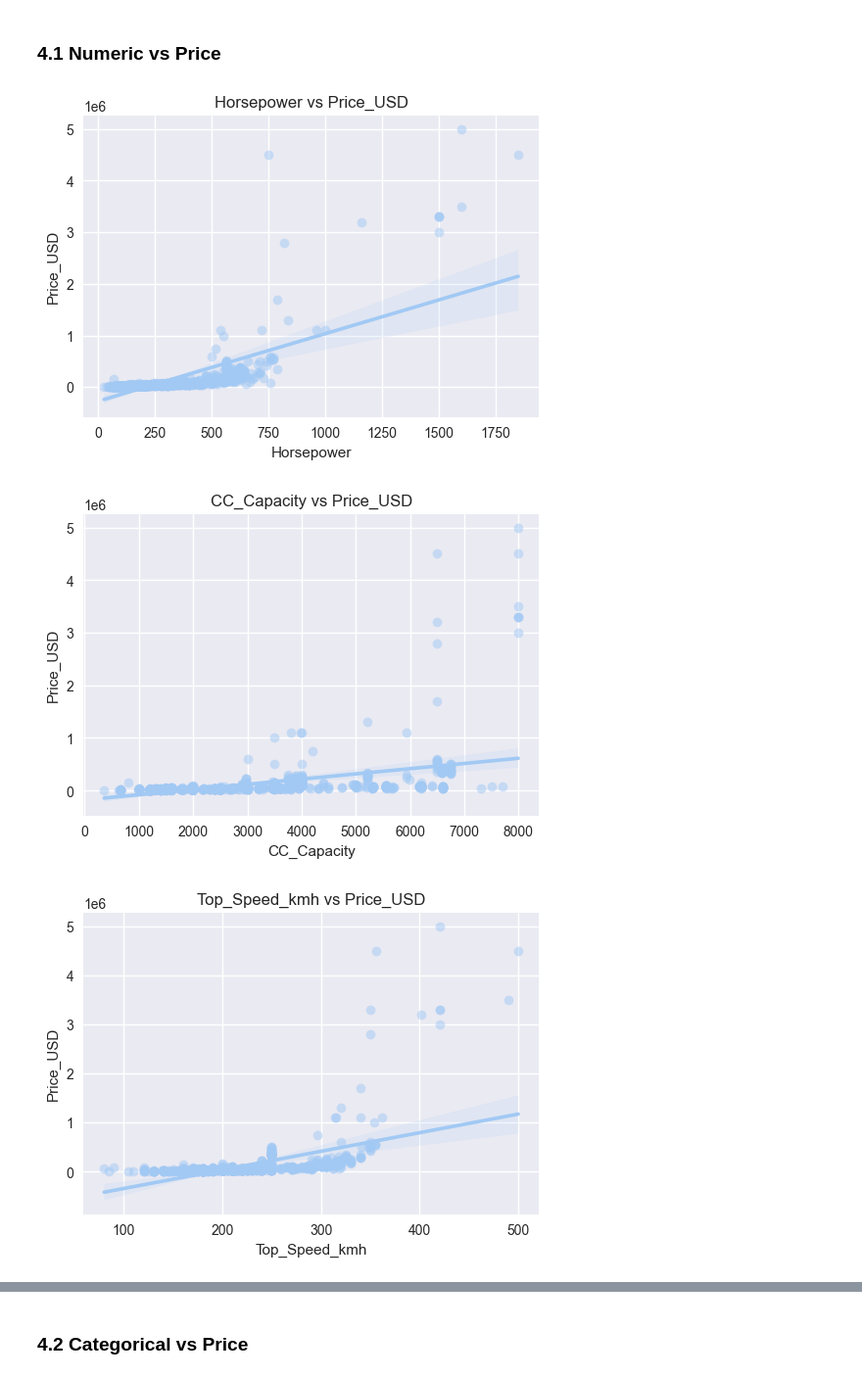
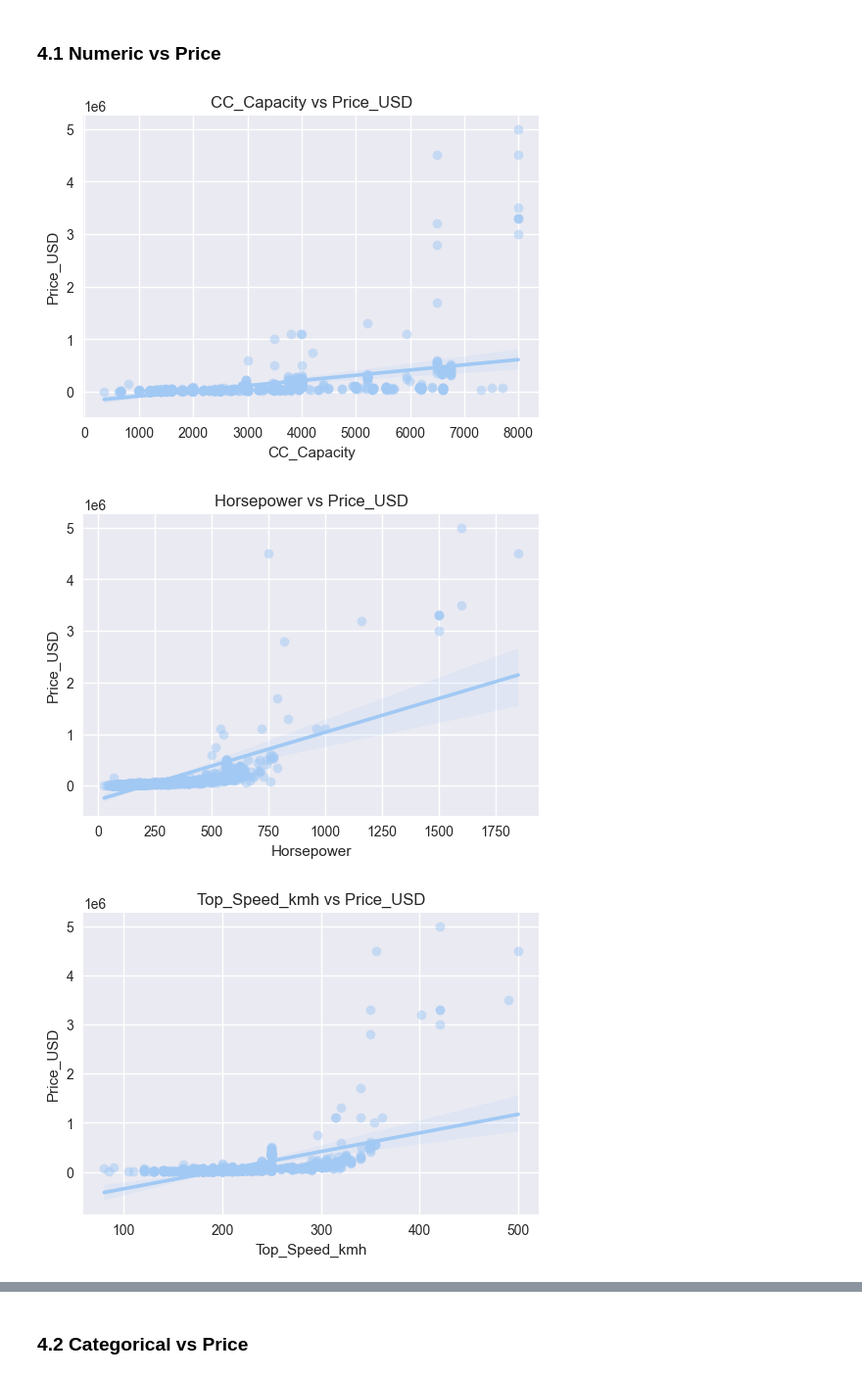
Before and after one commit to NganUyen/Cars, a Jupyter notebook: EDA_CarPrice.ipynb, the cells around one changed output, grey strips where cells are left out. Shown at 98% size. Drawn from its saved outputs; the diff is of its cells as text; code cells hidden in the pictures.

```diff
--- a/EDA_CarPrice.ipynb
+++ b/EDA_CarPrice.ipynb
@@ -74,8 +74,7 @@ plt.show()
 # %% [markdown]
 ### 3.1 Numeric feature
 # %%
-for col in ['Price_USD', 'Horsepower', 'CC_Capacity',
-            'Top_Speed_kmh', 'Acceleration_0_100_sec', 'Torque_Nm']:
+for col in num_cols:
     plt.figure(figsize=(10,4))
     plt.subplot(1,2,1)
     sns.histplot(df[col], kde=True, bins=20)
@@ -110,16 +110,16 @@ for col in ['Make', 'Fuel_Type_Cleaned', 'Engine_Layout', 'Seats']:
 # %% [markdown]
 ### 4.1 Numeric vs Price
 # %%
-cols_to_check = ['Horsepower', 'CC_Capacity', 'Top_Speed_kmh',
-                 'Acceleration_0_100_sec', 'Torque_Nm']
+target = "Price_USD"
+cols_to_check = [c for c in num_cols if c != target]
 
 for col in cols_to_check:
     plt.figure(figsize=(6,4))
-    sns.regplot(x=col, y='Price_USD', data=df, scatter_kws={'alpha':0.5})
-    plt.title(f"{col} vs Price_USD")
+    sns.regplot(x=col, y=target, data=df, scatter_kws={'alpha':0.5})
+    plt.title(f"{col} vs {target}")
     plt.show()
 # %% [output]
-[figure, old version]
+[figure, new version]
-[figure, old version]
+[figure, new version]
 [figure]
 [figure]
```
Also changed, not shown: parts of 8 cells of this notebook.
